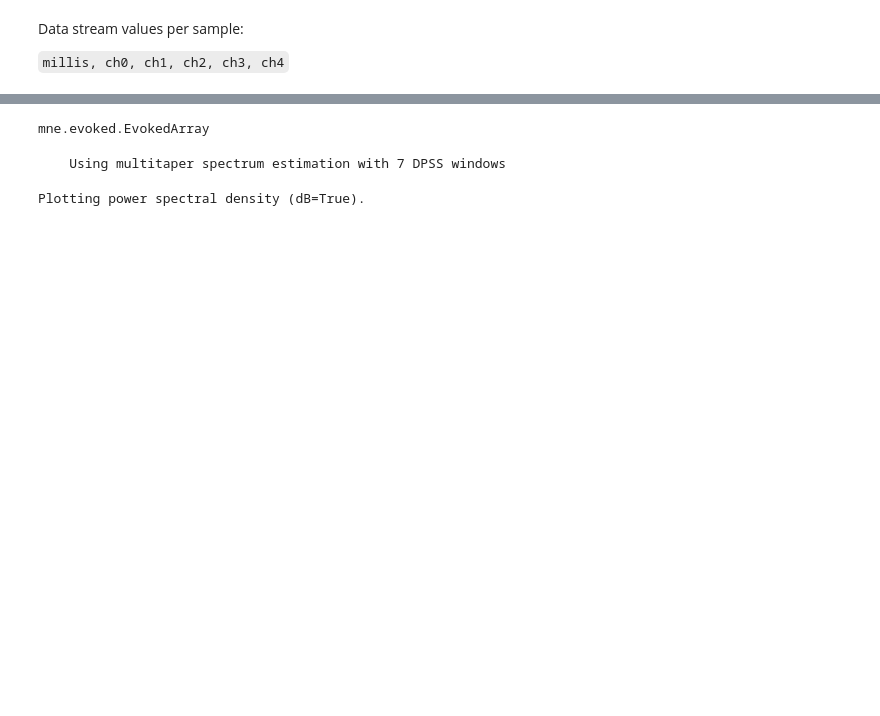
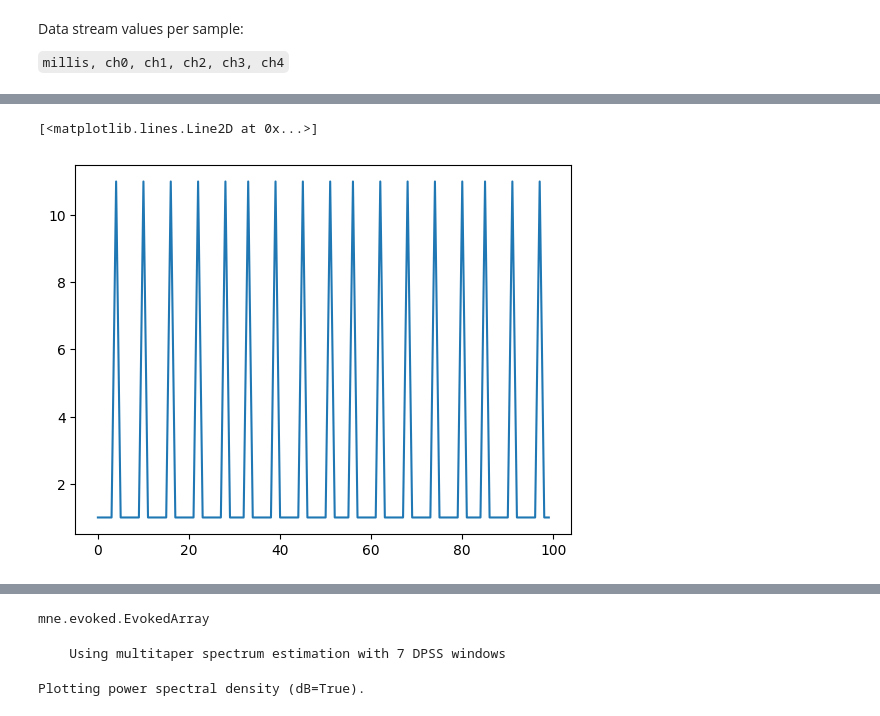
Before and after one commit to neurotech-berkeley/neurowrist-emg-gesture-detection, a Jupyter notebook: analyse_emg.ipynb, the cells around one changed output, grey strips where cells are left out. Drawn from its saved outputs; the diff is of its cells as text; code cells hidden in the pictures; blank space fills up the shorter version.

```diff
--- a/analyse_emg.ipynb
+++ b/analyse_emg.ipynb
@@ -53 +61,7 @@ np.average(np.diff(esp_timestamps))
+# %%
+plt.plot(np.diff(esp_timestamps)[:100])
+# max(np.diff(esp_timestamps))
+# %% [output]
+[<matplotlib.lines.Line2D at 0x...>]
+[figure, added]
 # %%
```
Also changed, not shown: parts of 13 cells of this notebook, 3 other files.
